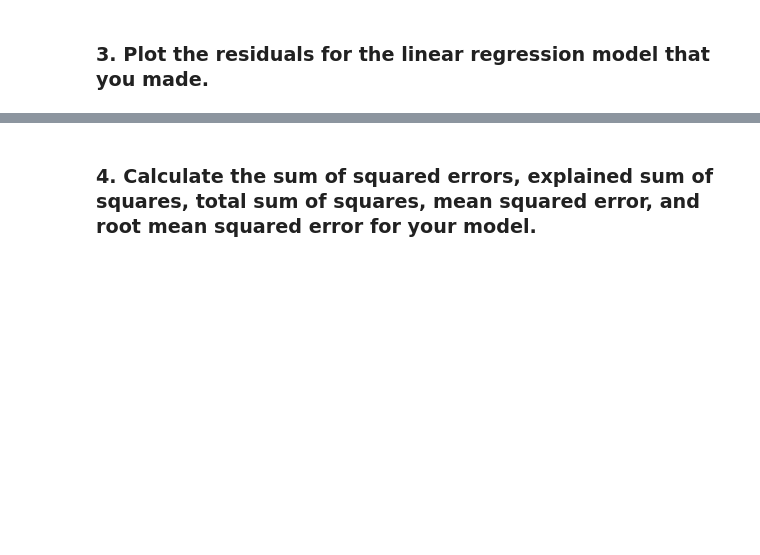
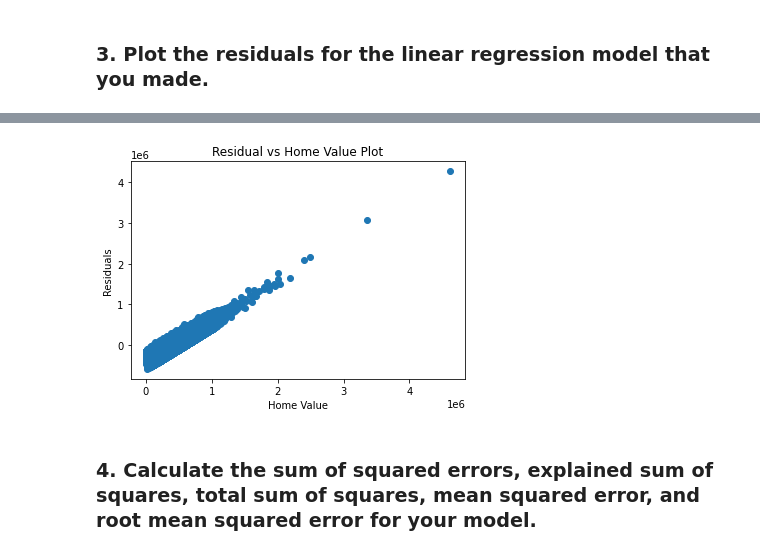
Before and after one commit to patrickamwayi/regression-exercises, a Jupyter notebook: evaluate.ipynb, the cells around one changed output, grey strips where cells are left out. Saved outputs shown, nothing was run; the diff lists cells and outputs as text; code cells hidden in the pictures; blank space fills up the shorter version.

```diff
--- a/evaluate.ipynb
+++ b/evaluate.ipynb
@@ -113,3 +113,13 @@ df.head()
 | 1462975 | 1651 | 608536 |
 | 1152928 | 1112 | 372790 |
 | 816888 | 1424 | 340818 |
+# %%
+#split into my X_train and y_train
+X_train = train[['area']]
+y_train = train.tax_value
+
+X_validate = validate[['area']]
+y_validate = validate.tax_value
+
+X_test = test[['area']]
+y_test = test.tax_value
@@ -132,0 +156,3 @@ array([[363084.84541151],
+# %%
+#save predictions into train df
+train['yhat'] = predictions
@@ -172,0 +170,3 @@ plt.show()
+# %%
+#calculate residuals (acutal - prediction)
+train['residuals'] = train.tax_value - train.yhat
@@ -173,3 +182,13 @@ plt.show()
+# %%
+#make scatterplot of y-value vs residuals
+plt.scatter(data=train, x='tax_value', y='residuals')
+
+plt.xlabel('Home Value')
+plt.ylabel('Residuals')
+plt.title('Residual vs Home Value Plot')
+plt.show()
+# %% [output]
+[figure, added]
 # %% [markdown]
 ### 4. Calculate the sum of squared errors, explained sum of squares, total sum of squares, mean squared error, and root mean squared error for your model.
 # %%
```
Also changed, not shown: parts of 21 cells of this notebook.
